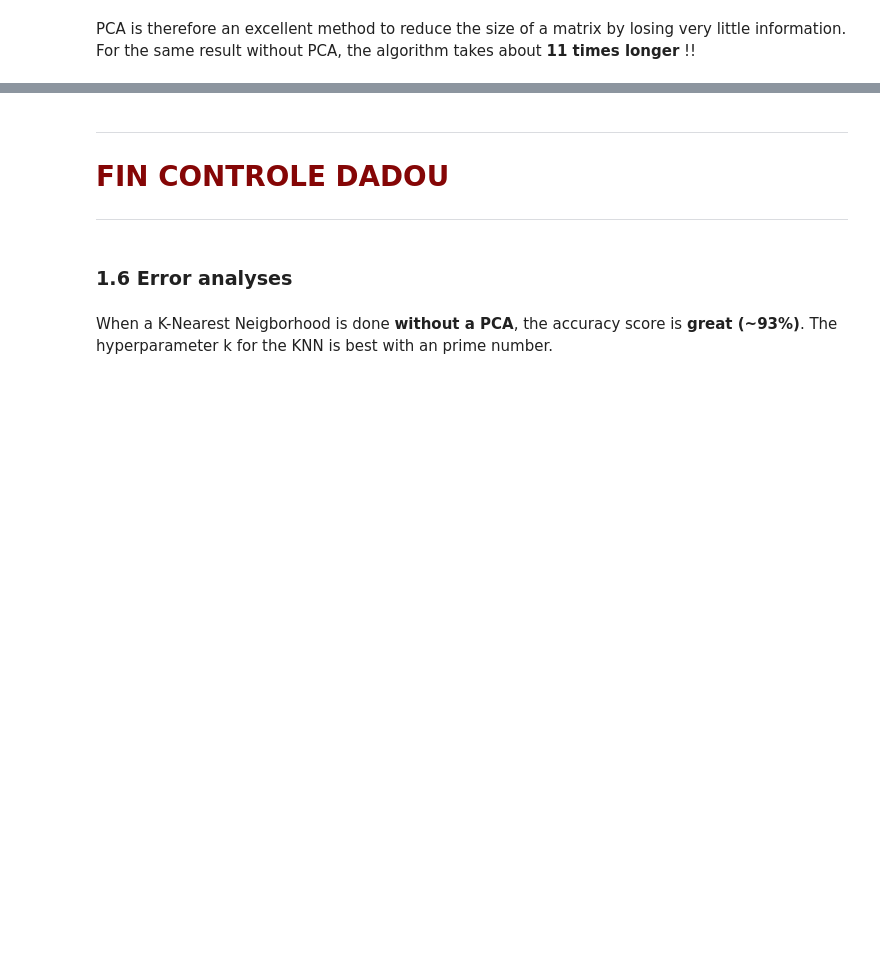
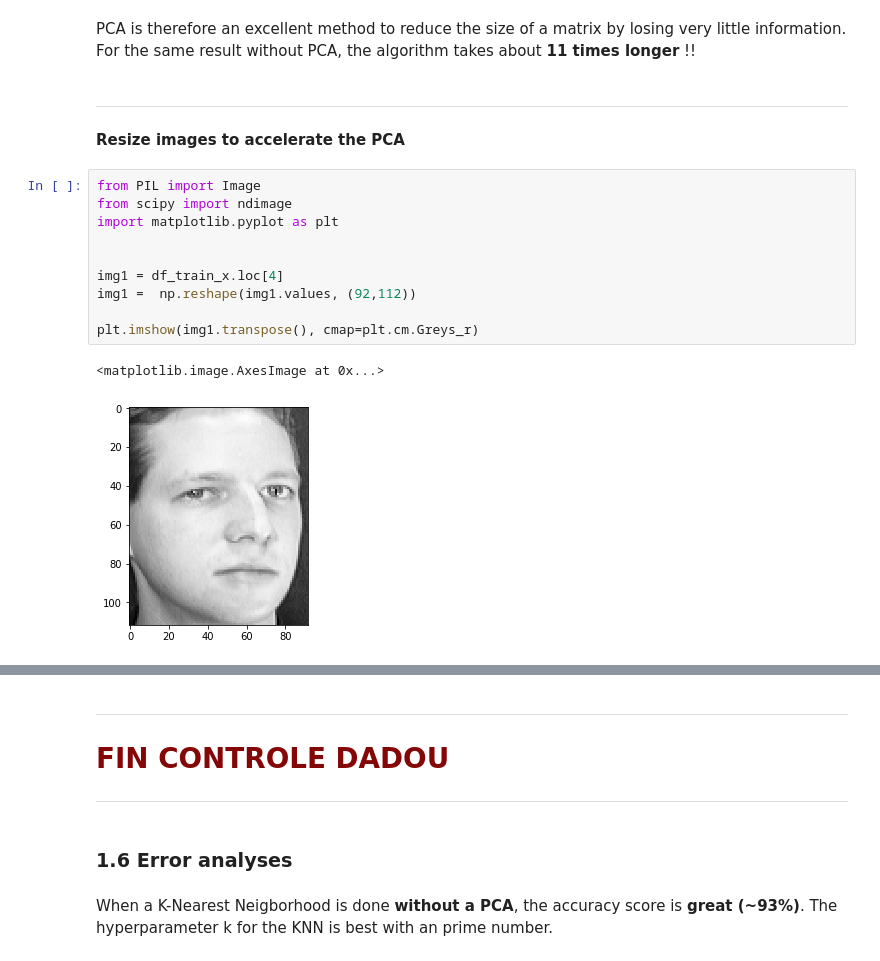
Before and after one commit to Maxabi/Faces-Classificator, a Jupyter notebook: src/exam.ipynb, the cells around one changed output, grey strips where cells are left out. Saved outputs shown, nothing was run; the diff lists cells and outputs as text; blank space fills up the shorter version.

```diff
--- a/src/exam.ipynb
+++ b/src/exam.ipynb
@@ -329,3 +337,20 @@ time_without_pca / time_with_pca
 # %% [markdown]
 PCA is therefore an excellent method to reduce the size of a matrix by losing very little information.
 For the same result without PCA, the algorithm takes about **11 times longer** !!
+# %% [markdown]
+-----
+# %% [markdown]
+**Resize images to accelerate the PCA**
+# %%
+from PIL import Image
+from scipy import ndimage
+import matplotlib.pyplot as plt
+
+
+img1 = df_train_x.loc[4]
+img1 =  np.reshape(img1.values, (92,112))
+
+plt.imshow(img1.transpose(), cmap=plt.cm.Greys_r)
+# %% [output]
+<matplotlib.image.AxesImage at 0x...>
+[figure, added]
```
Also changed, not shown: parts of 23 cells of this notebook.
